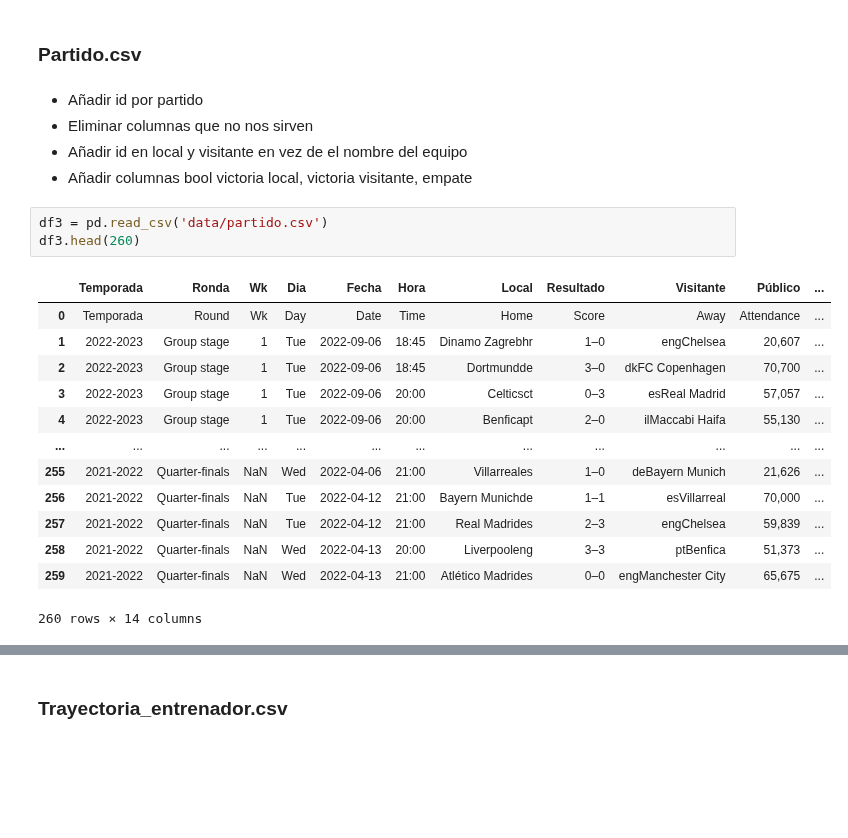
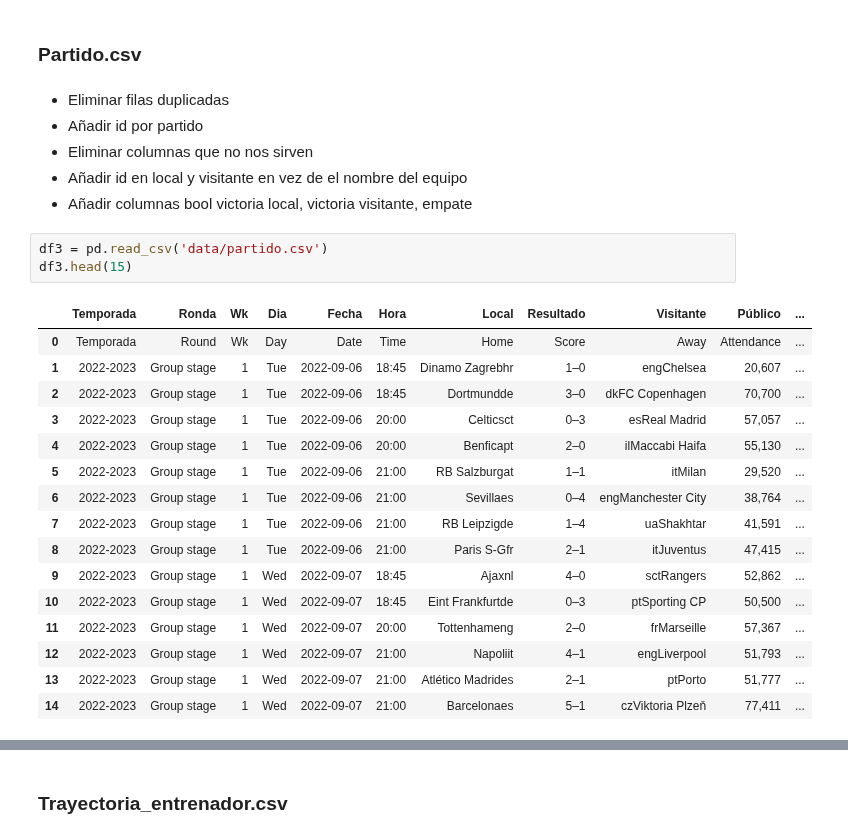
Before and after one commit to crltsnch/Champions_23-24, a Jupyter notebook: preparacion.ipynb, the cells around one changed output, grey strips where cells are left out. Saved outputs shown, nothing was run; the diff lists cells and outputs as text; blank space fills up the shorter version.

```diff
--- a/preparacion.ipynb
+++ b/preparacion.ipynb
@@ -62,24 +77,28 @@ print(diccionario_equipos)
 # %% [markdown]
 ### Partido.csv
 # %% [markdown]
+- Eliminar filas duplicadas
 - Añadir id por partido
 - Eliminar columnas que no nos sirven
 - Añadir id en local y visitante en vez de el nombre del equipo
 - Añadir columnas bool victoria local, victoria visitante, empate
 # %%
 df3 = pd.read_csv('data/partido.csv')
-df3.head(260)
+df3.head(15)
 # %% [output]
 |  | Temporada | Ronda | Wk | Dia | Fecha | Hora | Local | Resultado | Visitante | Público | ... |
 | 0 | Temporada | Round | Wk | Day | Date | Time | Home | Score | Away | Attendance | ... |
 | 1 | 2022-2023 | Group stage | 1 | Tue | 2022-09-06 | 18:45 | Dinamo Zagrebhr | 1–0 | engChelsea | 20,607 | ... |
 | 2 | 2022-2023 | Group stage | 1 | Tue | 2022-09-06 | 18:45 | Dortmundde | 3–0 | dkFC Copenhagen | 70,700 | ... |
 | 3 | 2022-2023 | Group stage | 1 | Tue | 2022-09-06 | 20:00 | Celticsct | 0–3 | esReal Madrid | 57,057 | ... |
 | 4 | 2022-2023 | Group stage | 1 | Tue | 2022-09-06 | 20:00 | Benficapt | 2–0 | ilMaccabi Haifa | 55,130 | ... |
-| ... | ... | ... | ... | ... | ... | ... | ... | ... | ... | ... | ... |
-| 255 | 2021-2022 | Quarter-finals | NaN | Wed | 2022-04-06 | 21:00 | Villarreales | 1–0 | deBayern Munich | 21,626 | ... |
-| 256 | 2021-2022 | Quarter-finals | NaN | Tue | 2022-04-12 | 21:00 | Bayern Munichde | 1–1 | esVillarreal | 70,000 | ... |
-| 257 | 2021-2022 | Quarter-finals | NaN | Tue | 2022-04-12 | 21:00 | Real Madrides | 2–3 | engChelsea | 59,839 | ... |
-| 258 | 2021-2022 | Quarter-finals | NaN | Wed | 2022-04-13 | 20:00 | Liverpooleng | 3–3 | ptBenfica | 51,373 | ... |
-| 259 | 2021-2022 | Quarter-finals | NaN | Wed | 2022-04-13 | 21:00 | Atlético Madrides | 0–0 | engManchester City | 65,675 | ... |
+| 5 | 2022-2023 | Group stage | 1 | Tue | 2022-09-06 | 21:00 | RB Salzburgat | 1–1 | itMilan | 29,520 | ... |
+| 6 | 2022-2023 | Group stage | 1 | Tue | 2022-09-06 | 21:00 | Sevillaes | 0–4 | engManchester City | 38,764 | ... |
+| 7 | 2022-2023 | Group stage | 1 | Tue | 2022-09-06 | 21:00 | RB Leipzigde | 1–4 | uaShakhtar | 41,591 | ... |
+| 8 | 2022-2023 | Group stage | 1 | Tue | 2022-09-06 | 21:00 | Paris S-Gfr | 2–1 | itJuventus | 47,415 | ... |
+| 9 | 2022-2023 | Group stage | 1 | Wed | 2022-09-07 | 18:45 | Ajaxnl | 4–0 | sctRangers | 52,862 | ... |
+| 10 | 2022-2023 | Group stage | 1 | Wed | 2022-09-07 | 18:45 | Eint Frankfurtde | 0–3 | ptSporting CP | 50,500 | ... |
+| 11 | 2022-2023 | Group stage | 1 | Wed | 2022-09-07 | 20:00 | Tottenhameng | 2–0 | frMarseille | 57,367 | ... |
+| 12 | 2022-2023 | Group stage | 1 | Wed | 2022-09-07 | 21:00 | Napoliit | 4–1 | engLiverpool | 51,793 | ... |
+| 13 | 2022-2023 | Group stage | 1 | Wed | 2022-09-07 | 21:00 | Atlético Madrides | 2–1 | ptPorto | 51,777 | ... |
+| 14 | 2022-2023 | Group stage | 1 | Wed | 2022-09-07 | 21:00 | Barcelonaes | 5–1 | czViktoria Plzeň | 77,411 | ... |
-260 rows × 14 columns
```
Also changed, not shown: parts of 5 cells of this notebook.
